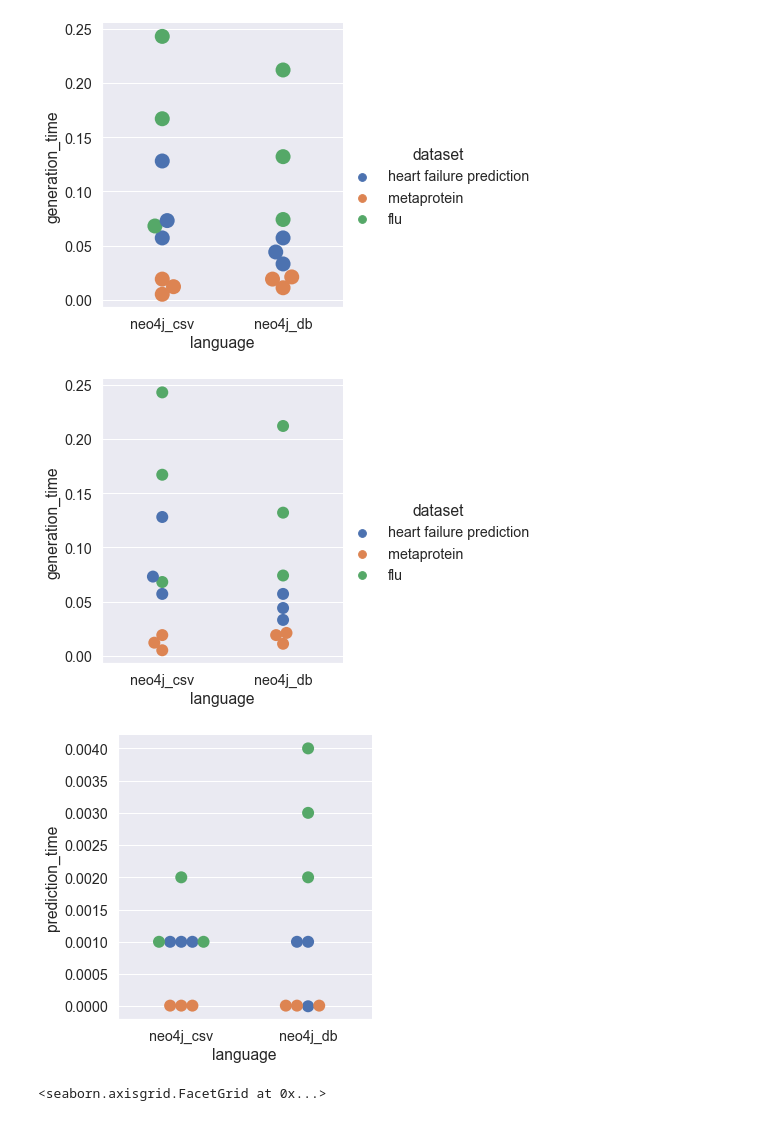
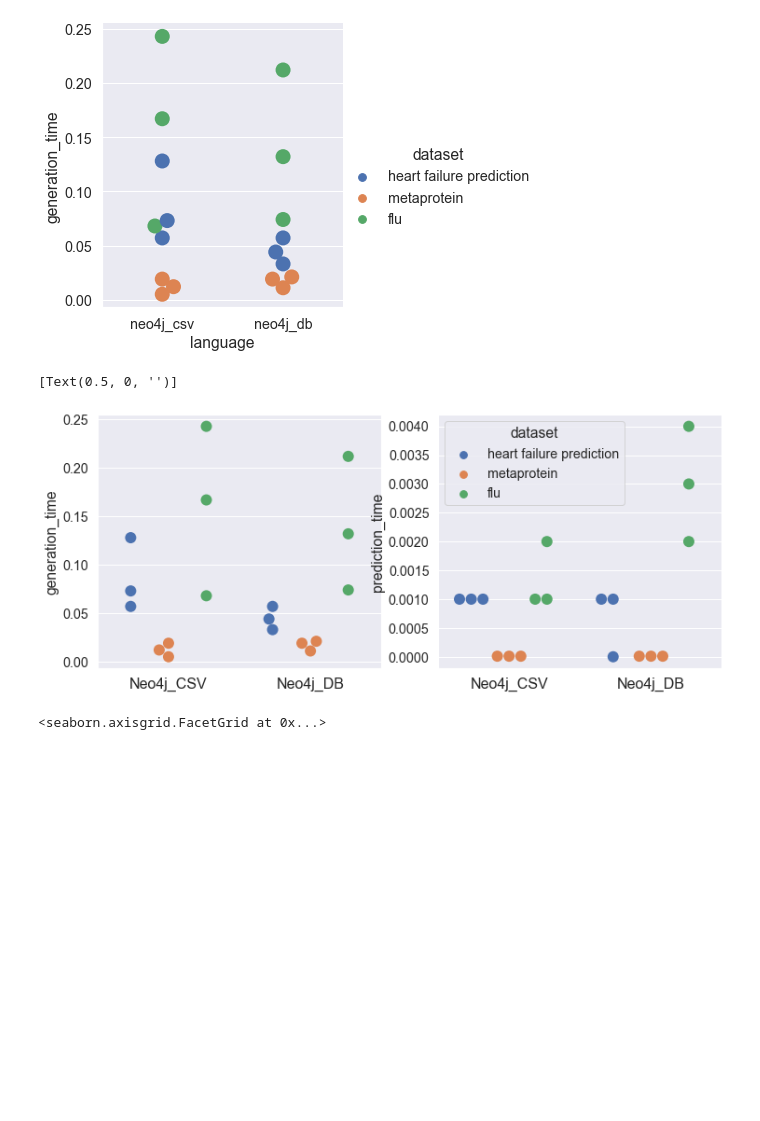
Before and after one commit to clumsyspeedboat/Decision-Tree-Neo4j, a Jupyter notebook: DT Analysis/dt_analysis.ipynb, the cells around one changed output. Drawn from its saved outputs; the diff is of its cells as text; code cells hidden in the pictures; blank space fills up the shorter version.

```diff
--- a/DT Analysis/dt_analysis.ipynb
+++ b/DT Analysis/dt_analysis.ipynb
@@ -157,20 +158,30 @@ sns.catplot(data=neo_df2, kind="swarm", x="language", y="generation_time", hue="
 # %% [output]
 <seaborn.axisgrid.FacetGrid at 0x...>
 [figure]
-# %%
-
-#fig, (ax0,ax1) = plt.subplots (1, 2, figsize=(10, 5))
-f, axes = plt.subplots(1, 2)
-
-sns.catplot(data=neo_df2, kind="swarm", x="language", y="generation_time", hue="dataset", s = 12, ax=axes[0], legend_out=True)
-
-
-sns.catplot(data=neo_df2, kind="swarm", x="language", y="prediction_time", hue="dataset", s = 12, ax=axes[1], legend=False)
-
-plt.close(1)
-# %% [output]
-[figure, removed]
-[figure, removed]
+# %%
+
+fig, axes = plt.subplots(1, 2, figsize=(12, 5))
+#fig.suptitle('Swarm plot generation & prediction time(in sec)')
+
+g = sns.swarmplot(data=neo_df2, x="language", y="generation_time", hue="dataset", ax = axes[0], s=12, dodge=True)
+
+#sns.violinplot(ax = axes[0], data=neo_df2, kind="violin", x="splitting_criterion", y="generation_time", legend=False)
+
+legend = g.legend()
+legend.remove()
+
+g.set_xticklabels(['Neo4j_CSV','Neo4j_DB'], size=16)
+g.set(xlabel=None)
+
+
+h= sns.swarmplot(data=neo_df2, x="language", y="prediction_time", hue="dataset",dodge=True, ax=axes[1], s=12)
+
+h.set_xticklabels(['Neo4j_CSV','Neo4j_DB'], size=16)
+
+h.set(xlabel=None)
+# %% [output]
+[Text(0.5, 0, '')]
+[figure, added]
 # %%
 sns.catplot(data=neo_df2, kind="swarm", x="language", y="prediction_time", hue="dataset", s = 15)
 # %% [output]
```
Also changed, not shown: parts of 6 cells of this notebook.
